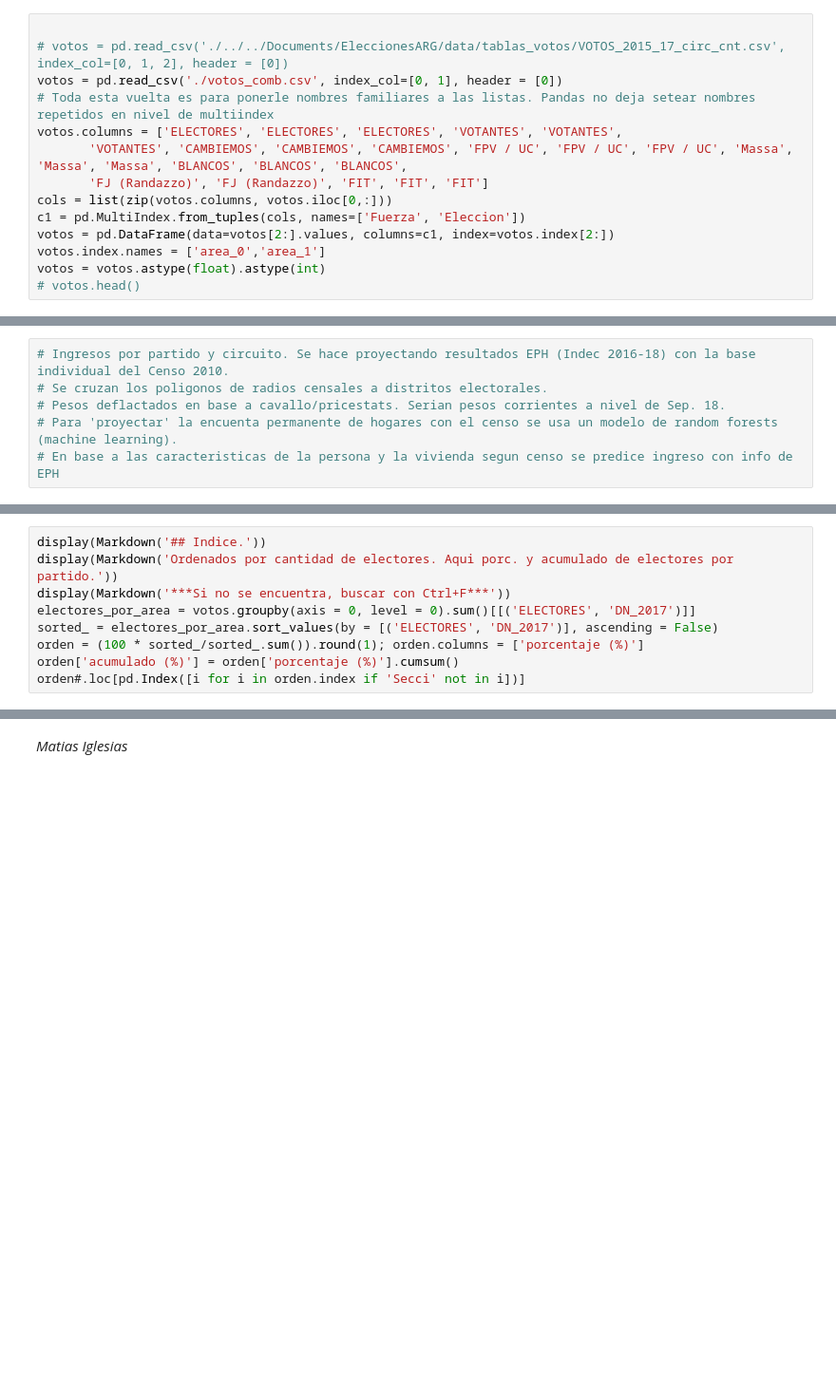
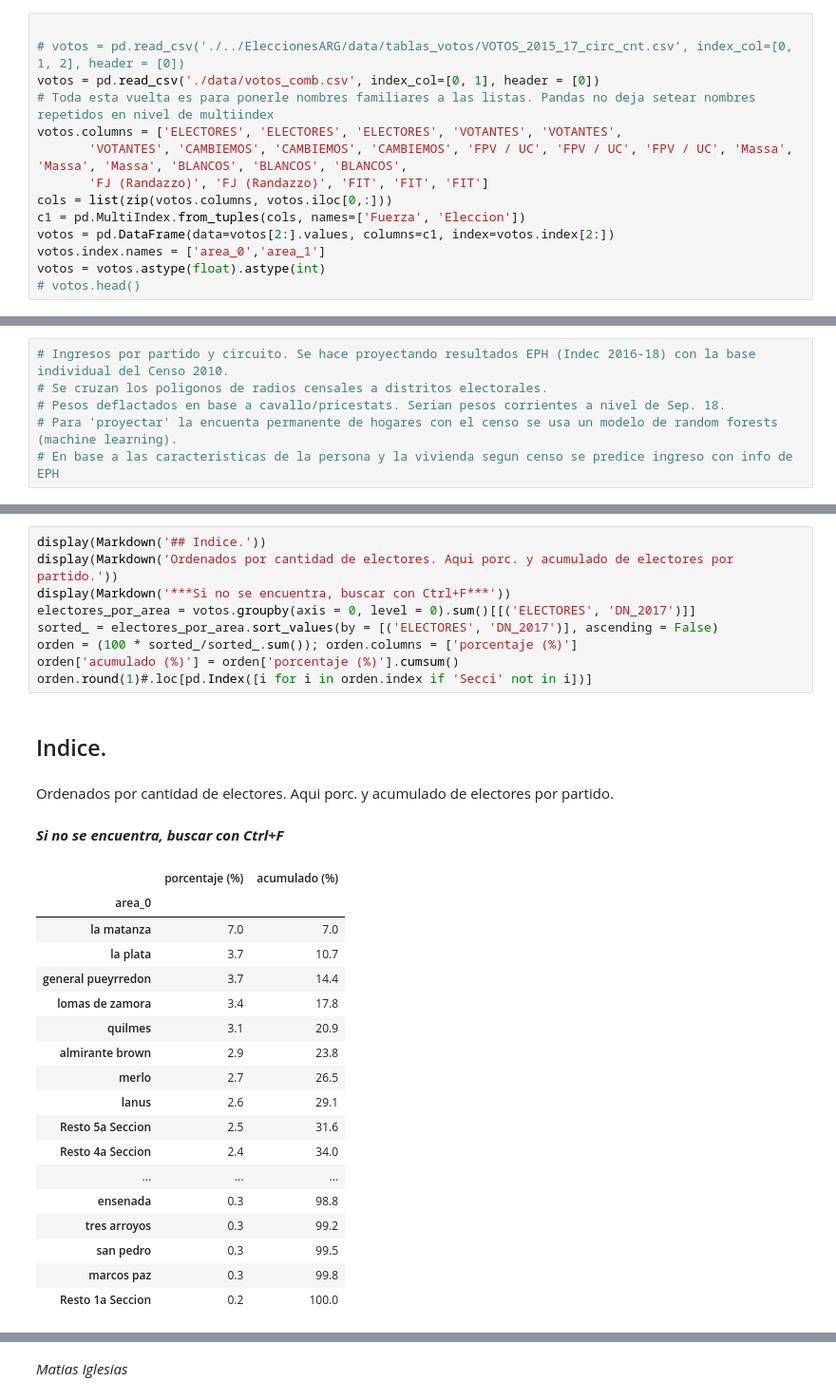
Before and after one commit to matuteiglesias/Atlas_Electoral, a Jupyter notebook: Atlas distritos.ipynb, the cells around one changed output, grey strips where cells are left out. Shown: that part at 95% size. Drawn from its saved outputs; the diff is of its cells as text; blank space fills up the shorter version.

```diff
--- a/Atlas distritos.ipynb
+++ b/Atlas distritos.ipynb
@@ -60,8 +57,8 @@ votos = votos.astype(float).round(1)#.astype(int)
 ### Dataset votos
 # %%
 
-# votos = pd.read_csv('./../../Documents/EleccionesARG/data/tablas_votos/VOTOS_2015_17_circ_cnt.csv', index_col=[0, 1, 2], header = [0])
-votos = pd.read_csv('./votos_comb.csv', index_col=[0, 1], header = [0])
+# votos = pd.read_csv('./../EleccionesARG/data/tablas_votos/VOTOS_2015_17_circ_cnt.csv', index_col=[0, 1, 2], header = [0])
+votos = pd.read_csv('./data/votos_comb.csv', index_col=[0, 1], header = [0])
 # Toda esta vuelta es para ponerle nombres familiares a las listas. Pandas no deja setear nombres repetidos en nivel de multiindex
 votos.columns = ['ELECTORES', 'ELECTORES', 'ELECTORES', 'VOTANTES', 'VOTANTES',
        'VOTANTES', 'CAMBIEMOS', 'CAMBIEMOS', 'CAMBIEMOS', 'FPV / UC', 'FPV / UC', 'FPV / UC', 'Massa', 'Massa', 'Massa', 'BLANCOS', 'BLANCOS', 'BLANCOS',
@@ -107,12 +104,34 @@ display(Markdown('## Consulta de distritos electorales'))
 # %%
 display(Markdown('## Indice.'))
 display(Markdown('Ordenados por cantidad de electores. Aqui porc. y acumulado de electores por partido.'))
 display(Markdown('***Si no se encuentra, buscar con Ctrl+F***'))
 electores_por_area = votos.groupby(axis = 0, level = 0).sum()[[('ELECTORES', 'DN_2017')]]
 sorted_ = electores_por_area.sort_values(by = [('ELECTORES', 'DN_2017')], ascending = False)
-orden = (100 * sorted_/sorted_.sum()).round(1); orden.columns = ['porcentaje (%)']
+orden = (100 * sorted_/sorted_.sum()); orden.columns = ['porcentaje (%)']
 orden['acumulado (%)'] = orden['porcentaje (%)'].cumsum()
-orden#.loc[pd.Index([i for i in orden.index if 'Secci' not in i])]
+orden.round(1)#.loc[pd.Index([i for i in orden.index if 'Secci' not in i])]
+# %% [output]
+## Indice.
+Ordenados por cantidad de electores. Aqui porc. y acumulado de electores por partido.
+***Si no se encuentra, buscar con Ctrl+F***
+|  | porcentaje (%) | acumulado (%) |
+| area_0 |  |  |
+| la matanza | 7.0 | 7.0 |
+| la plata | 3.7 | 10.7 |
+| general pueyrredon | 3.7 | 14.4 |
+| lomas de zamora | 3.4 | 17.8 |
+| quilmes | 3.1 | 20.9 |
+| almirante brown | 2.9 | 23.8 |
+| merlo | 2.7 | 26.5 |
+| lanus | 2.6 | 29.1 |
+| Resto 5a Seccion | 2.5 | 31.6 |
+| Resto 4a Seccion | 2.4 | 34.0 |
+| ... | ... | ... |
+| ensenada | 0.3 | 98.8 |
+| tres arroyos | 0.3 | 99.2 |
+| san pedro | 0.3 | 99.5 |
+| marcos paz | 0.3 | 99.8 |
+| Resto 1a Seccion | 0.2 | 100.0 |
 # %%
 %%latex
 \newpage
```
Also changed, not shown: parts of 12 cells of this notebook, 5 other files.
